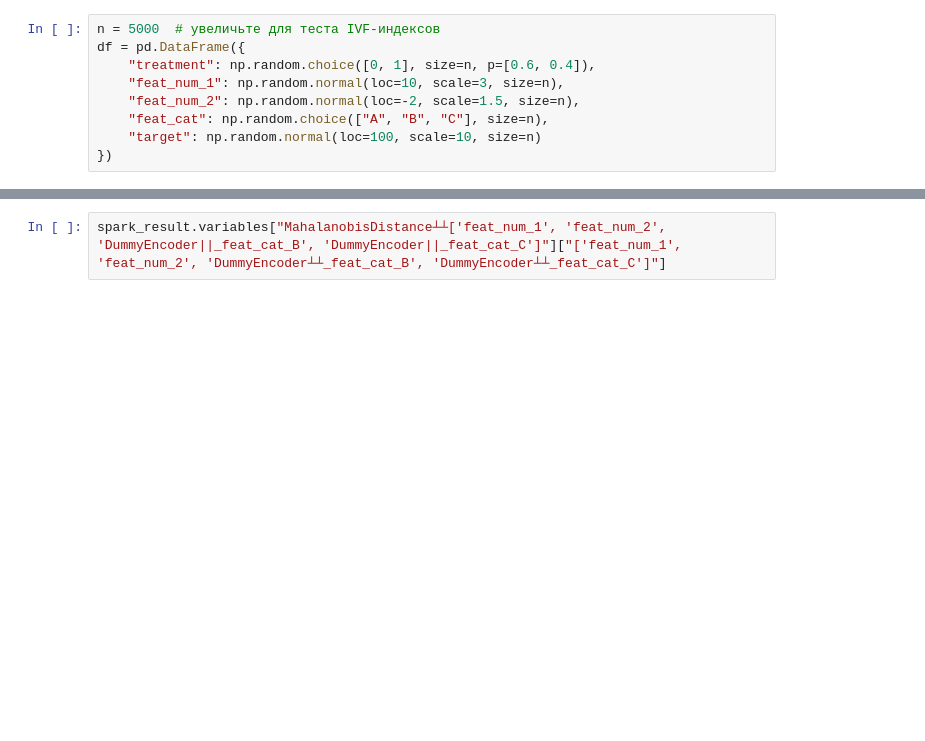
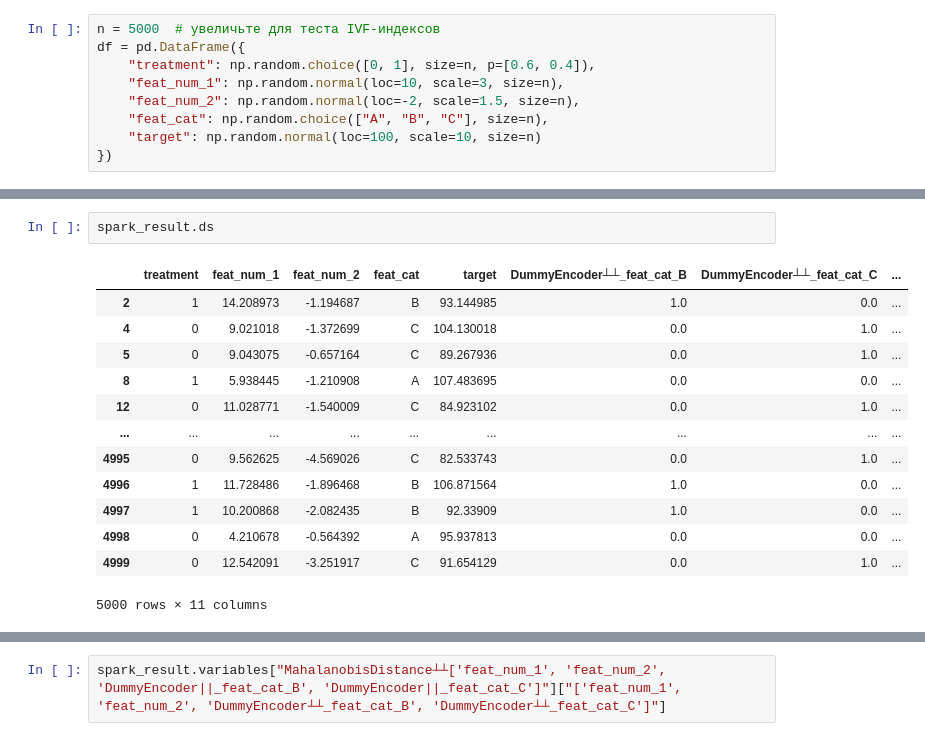
Before and after one commit to sb-ai-lab/HypEx, a Jupyter notebook: perfomance_mathcing.ipynb, the cells around one changed output, grey strips where cells are left out. Saved outputs shown, nothing was run; the diff lists cells and outputs as text; blank space fills up the shorter version.

```diff
--- a/perfomance_mathcing.ipynb
+++ b/perfomance_mathcing.ipynb
@@ -373,3 +499,19 @@ spark_result.analysis_tables
+# %%
+spark_result.ds
+# %% [output]
+|  | treatment | feat_num_1 | feat_num_2 | feat_cat | target | DummyEncoder┴┴_feat_cat_B | DummyEncoder┴┴_feat_cat_C | ... |
+| 2 | 1 | 14.208973 | -1.194687 | B | 93.144985 | 1.0 | 0.0 | ... |
+| 4 | 0 | 9.021018 | -1.372699 | C | 104.130018 | 0.0 | 1.0 | ... |
+| 5 | 0 | 9.043075 | -0.657164 | C | 89.267936 | 0.0 | 1.0 | ... |
+| 8 | 1 | 5.938445 | -1.210908 | A | 107.483695 | 0.0 | 0.0 | ... |
+| 12 | 0 | 11.028771 | -1.540009 | C | 84.923102 | 0.0 | 1.0 | ... |
+| ... | ... | ... | ... | ... | ... | ... | ... | ... |
+| 4995 | 0 | 9.562625 | -4.569026 | C | 82.533743 | 0.0 | 1.0 | ... |
+| 4996 | 1 | 11.728486 | -1.896468 | B | 106.871564 | 1.0 | 0.0 | ... |
+| 4997 | 1 | 10.200868 | -2.082435 | B | 92.33909 | 1.0 | 0.0 | ... |
+| 4998 | 0 | 4.210678 | -0.564392 | A | 95.937813 | 0.0 | 0.0 | ... |
+| 4999 | 0 | 12.542091 | -3.251917 | C | 91.654129 | 0.0 | 1.0 | ... |
+5000 rows × 11 columns
 # %%
 spark_result.ds.unpersist()
 # %% [output]
```
Also changed, not shown: parts of 19 cells of this notebook.
